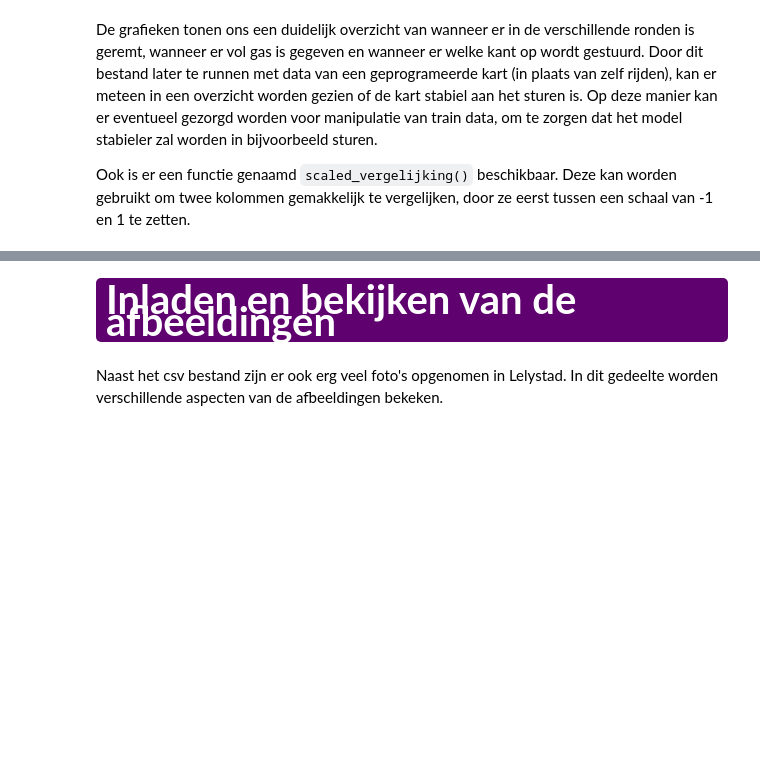
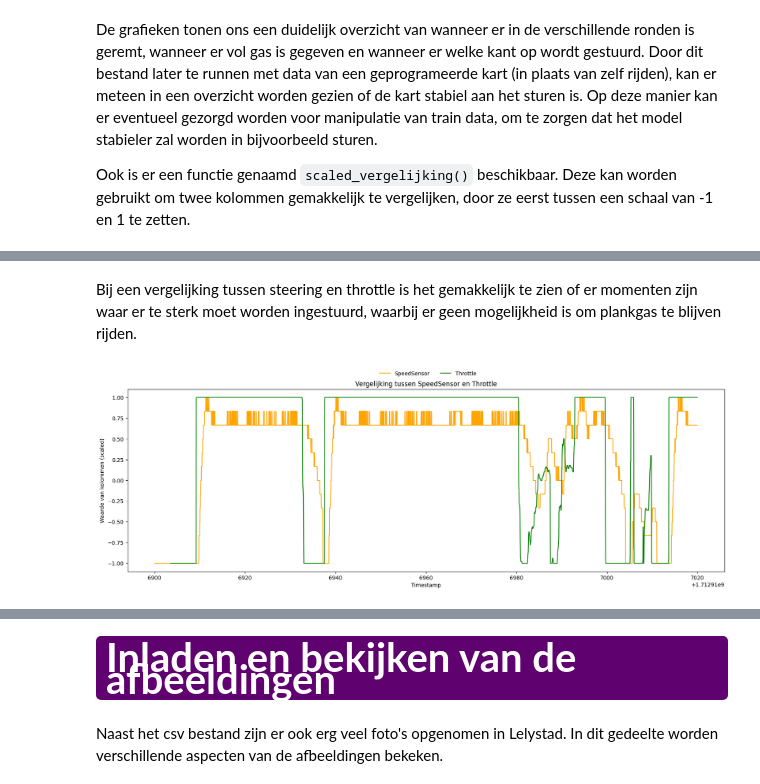
Before and after one commit to MartijnGorissen/SelfDrivingPepper, a Jupyter notebook: EDA.ipynb, the cells around one changed output, grey strips where cells are left out. Saved outputs shown, nothing was run; the diff lists cells and outputs as text; code cells hidden in the pictures; blank space fills up the shorter version.

```diff
--- a/EDA.ipynb
+++ b/EDA.ipynb
@@ -116,0 +119,11 @@ scaled_vergelijking(df, kolom2="Throttle")
+# %% [markdown]
+Bij een vergelijking tussen steering en throttle is het gemakkelijk te zien of er momenten zijn waar er te sterk moet worden ingestuurd, waarbij er geen mogelijkheid is om plankgas te blijven rijden.
+# %%
+# Toepassen van de scaled_vergelijking functie
+scaled_vergelijking(
+    eda,
+    kolom1="SpeedSensor",
+    kolom2="Throttle"
+)
+# %% [output]
+[figure, added]
```
Also changed, not shown: parts of 16 cells of this notebook, 2 other files.
